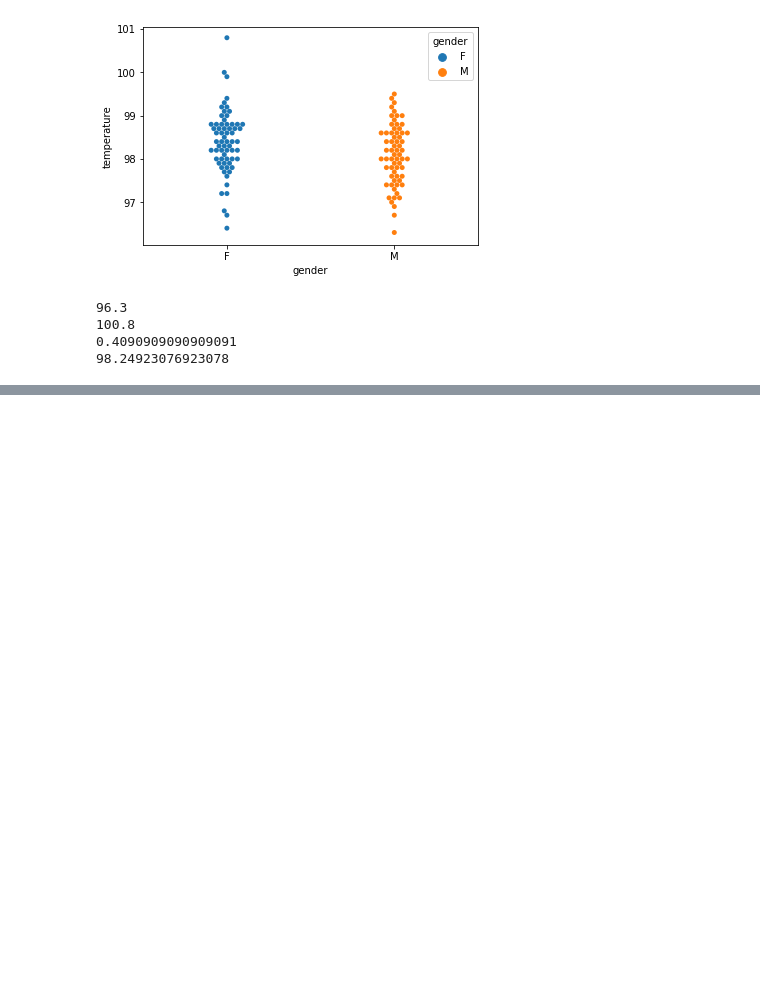
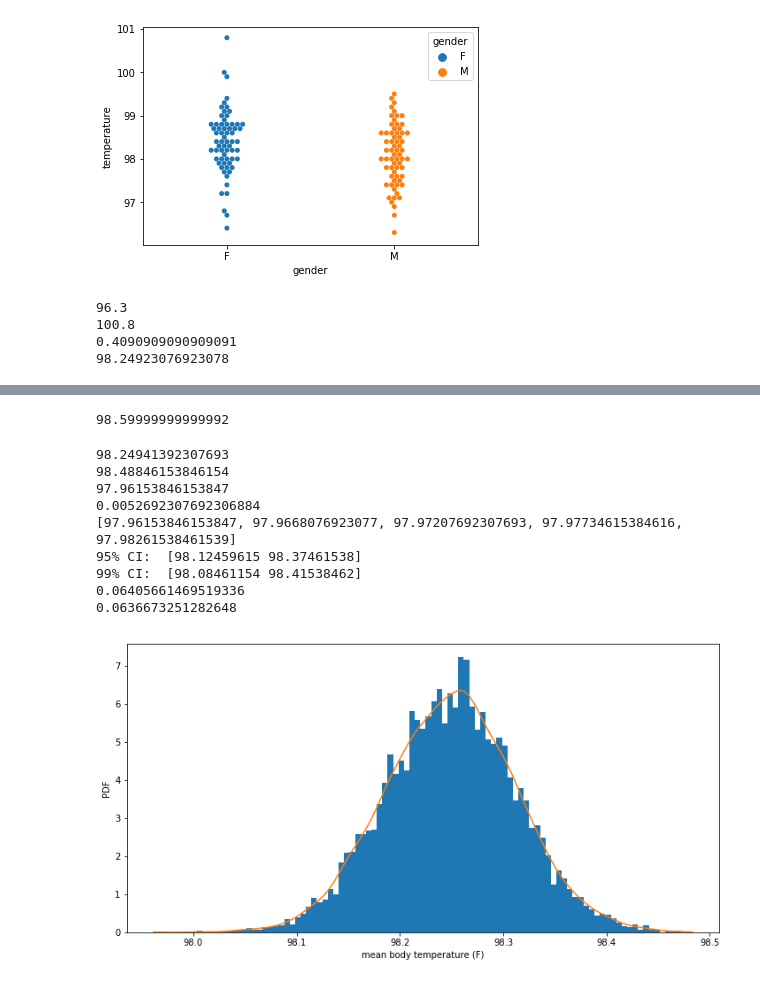
Before and after one commit to cleonard1261/springboard, a Jupyter notebook: EDA_human_temperature/sliderule_dsi_inferential_statistics_exercise_1.ipynb, the cells around one changed output, grey strips where cells are left out. Saved outputs shown, nothing was run; the diff lists cells and outputs as text; code cells hidden in the pictures; blank space fills up the shorter version.

```diff
--- a/EDA_human_temperature/sliderule_dsi_inferential_statistics_exercise_1.ipynb
+++ b/EDA_human_temperature/sliderule_dsi_inferential_statistics_exercise_1.ipynb
@@ -140,0 +196,18 @@ print(dt.datetime.now())
+# %%
+def bootstrap_replicate_1d(data, func):
+    return func(np.random.choice(data, size=len(data)))
+
+def draw_bs_reps(data, func, size=1):
+    """Draw bootstrap replicates."""
+
+    # Initialize array of replicates: bs_replicates
+    bs_replicates = np.empty(size)
+
+    # Generate replicates
+    for i in range(size):
+        bs_replicates[i] = bootstrap_replicate_1d(data,func)
+
+    return bs_replicates
+
+def diff_from_wund(data,wund_value = 98.6):
+    return np.mean(data) - wund_value
@@ -140,0 +287,56 @@ print(dt.datetime.now())
+# %%
+np.mean(data_shifted)
+# %% [output]
+98.59999999999992
+# %%
+fig, axes = plt.subplots(nrows=1, ncols=1, figsize=(12,6))
+
+# Take 10,000 bootstrap replicates of the mean: bs_replicates
+bs_replicates = draw_bs_reps(df.temperature,np.mean,10000)
+
+print(np.mean(bs_replicates))
+print(np.max(bs_replicates))
+print(np.min(bs_replicates))
+
+print((np.max(bs_replicates) - np.min(bs_replicates)) / np.sqrt(10000))
+
+bin_edges = mlist(np.min(bs_replicates),\
+                 (np.max(bs_replicates) - np.min(bs_replicates)) / np.sqrt(10000), int(np.sqrt(10000)))
+
+print(bin_edges[:5])
+
+conf_int_95 = np.percentile(bs_replicates,[2.5,97.5])
+conf_int_99 = np.percentile(bs_replicates,[0.5,99.5])
+
+print('95% CI: ', str(conf_int_95))
+print('99% CI: ', str(conf_int_99))
+
+
+# Compute and print SEM
+sem = np.std(df.temperature) / np.sqrt(len(df.temperature))
+print(sem)
+
+# Compute and print standard deviation of bootstrap replicates
+bs_std = np.std(bs_replicates)
+print(bs_std)
+
+# Make a histogram of the results
+density = stats.gaussian_kde(bs_replicates)
+_, x, _ = plt.hist(bs_replicates, bins=bin_edges, density=True)
+_ = plt.plot(x,density(x))
+_ = plt.xlabel('mean body temperature (F)')
+_ = plt.ylabel('PDF')
+
+# Show the plot
+plt.show()
+# %% [output]
+98.24941392307693
+98.48846153846154
+97.96153846153847
+0.0052692307692306884
+[97.96153846153847, 97.9668076923077, 97.97207692307693, 97.97734615384616, 97.98261538461539]
+95% CI:  [98.12459615 98.37461538]
+99% CI:  [98.08461154 98.41538462]
+0.06405661469519336
+0.0636673251282648
+[figure, added]
```
Also changed, not shown: parts of 14 cells of this notebook.
